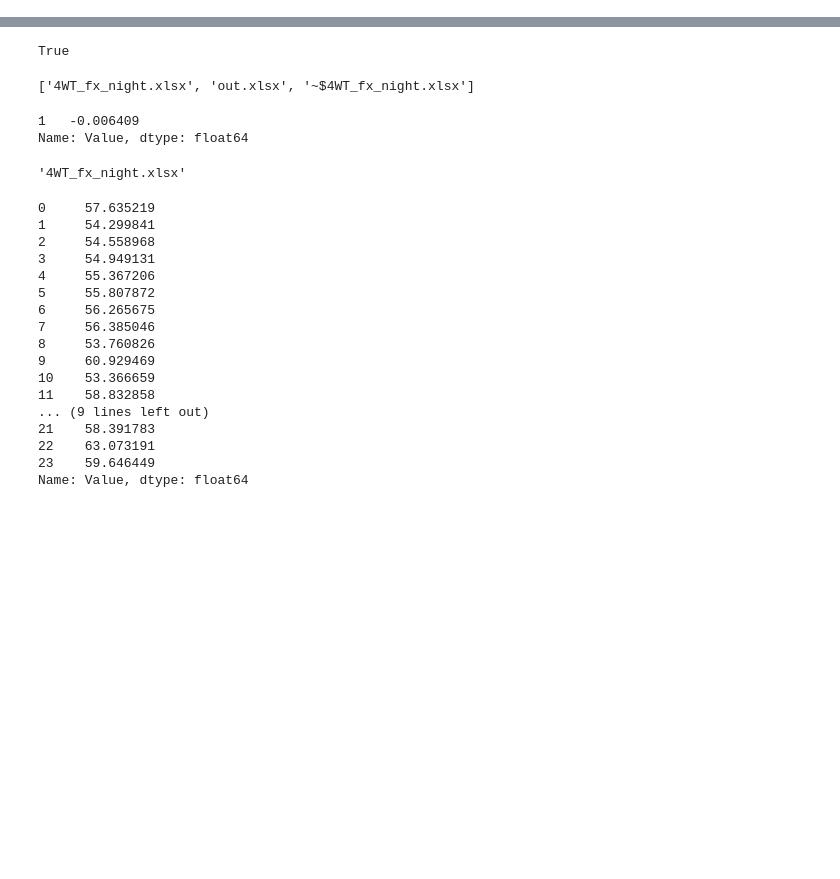
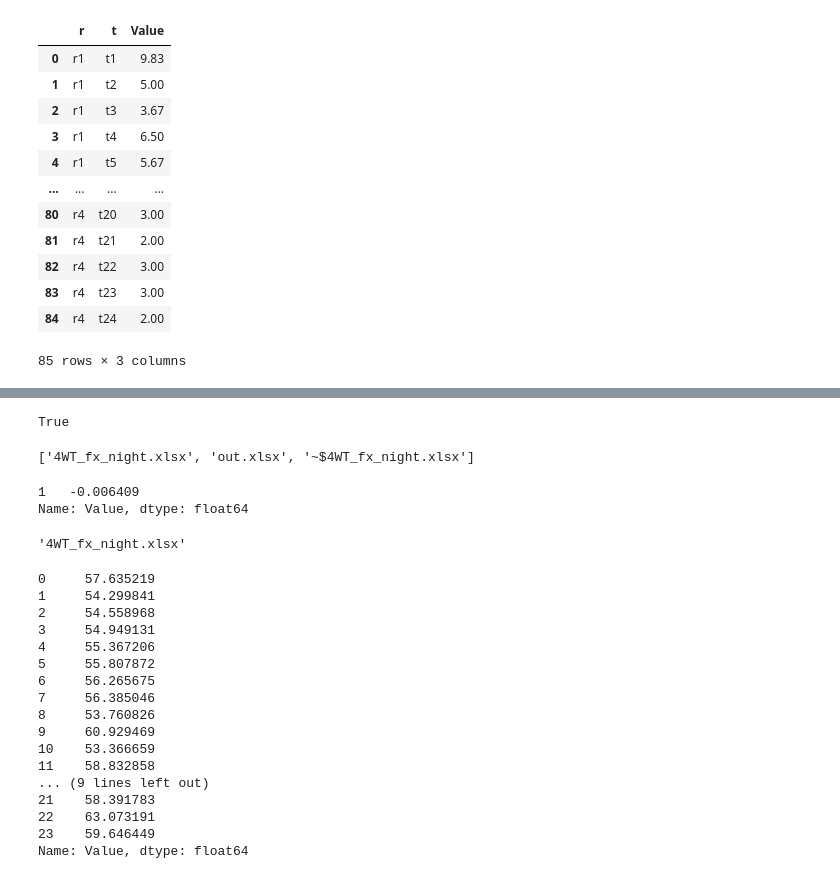
Before and after one commit to RobinsonBeaucour/OptiNonLineaireNE, a Jupyter notebook: Results_processing.ipynb, the cells around one changed output, grey strips where cells are left out. Drawn from its saved outputs; the diff is of its cells as text; code cells hidden in the pictures; blank space fills up the shorter version.

```diff
--- a/Results_processing.ipynb
+++ b/Results_processing.ipynb
@@ -52,0 +67,16 @@ data_variable['Qpipe'][data_variable['Qpipe']['n.1']=='r1']
+# %%
+data_parameter['demand']
+# %% [output]
+|  | r | t | Value |
+| 0 | r1 | t1 | 9.83 |
+| 1 | r1 | t2 | 5.00 |
+| 2 | r1 | t3 | 3.67 |
+| 3 | r1 | t4 | 6.50 |
+| 4 | r1 | t5 | 5.67 |
+| ... | ... | ... | ... |
+| 80 | r4 | t20 | 3.00 |
+| 81 | r4 | t21 | 2.00 |
+| 82 | r4 | t22 | 3.00 |
+| 83 | r4 | t23 | 3.00 |
+| 84 | r4 | t24 | 2.00 |
+85 rows × 3 columns
```
Also changed, not shown: parts of 12 cells of this notebook, 3 other files.
